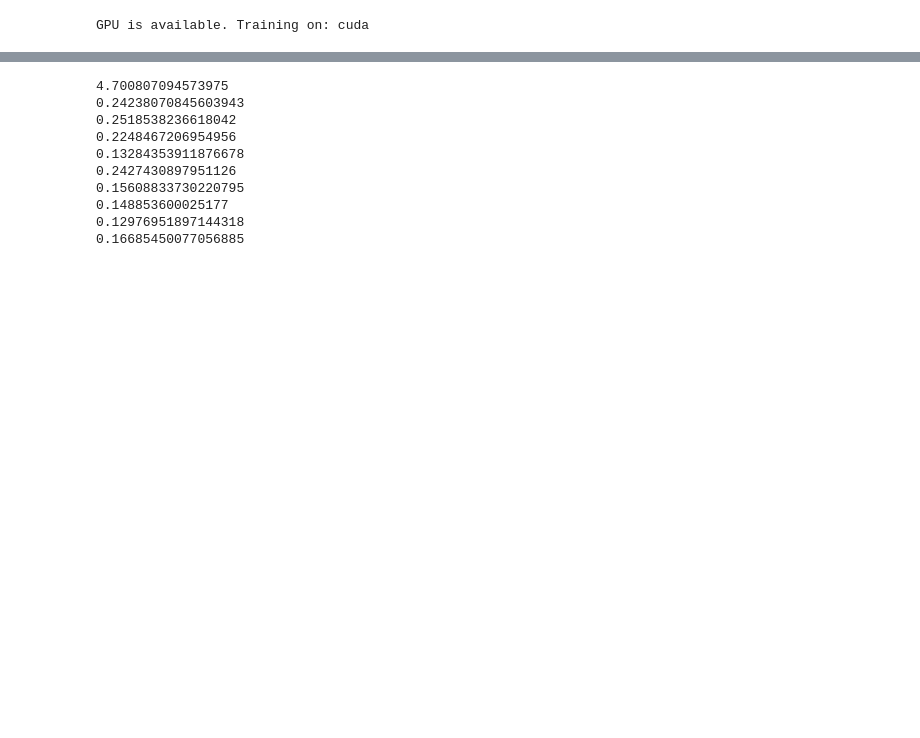
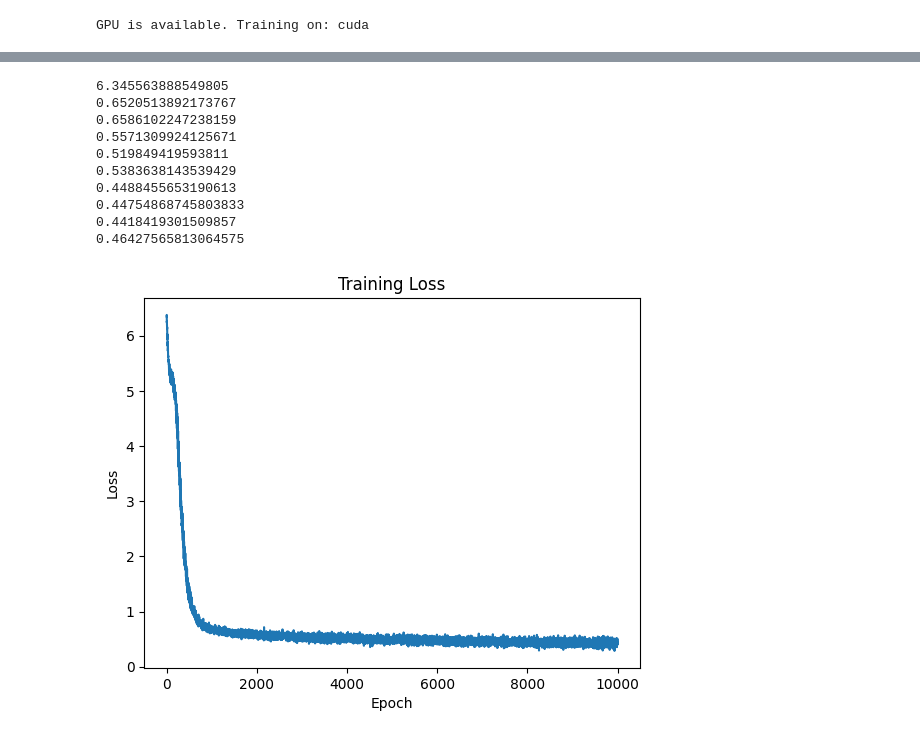
Before and after one commit to nMaax/danteGPT, a Jupyter notebook: dante_gpt.ipynb, the cells around one changed output, grey strips where cells are left out. Saved outputs shown, nothing was run; the diff lists cells and outputs as text; code cells hidden in the pictures; blank space fills up the shorter version.

```diff
--- a/dante_gpt.ipynb
+++ b/dante_gpt.ipynb
@@ -54,3 +41,0 @@ itos = {i:ch for i,ch in enumerate(chars)}
-# %%
-encode = lambda x : [stoi[ch] for ch in x]
-decode = lambda x : ''.join([itos[i] for i in x])
@@ -57 +197,10 @@ decode = lambda x : ''.join([itos[i] for i in x])
+# %%
+tokenizer_training_size = len(text) // 4
+vocab_size = 500
+
+Dantokenizer = RegexTokenizer()
+Dantokenizer.train(text[:tokenizer_training_size], vocab_size=vocab_size)
+# %%
+encode = Dantokenizer.encode
+decode = Dantokenizer.decode
 # %%
@@ -522,6 +682,7 @@ print(decode(Dante.generate(idx = torch.zeros((1, 1), dtype=torch.long, device=d
 # %%
 optimizer = torch.optim.AdamW(Dante.parameters(), lr=1e-3)
-epochs = 100000
+epochs = 10*1000
+loss_values = []
 for i in range(epochs):
 
   xb, yb = get_batch('loss', batch_size=32, block_size=Dante.context_window_size)
@@ -530,21 +691,33 @@ for i in range(epochs):
   yb = yb.to(device)
 
   loss = Dante.compute_loss(xb, yb)
-  if i % 10000 == 0: print(loss.item())
+  loss_values.append(loss.item())
+  if i % 1000 == 0: print(loss.item())
   optimizer.zero_grad(set_to_none=True)
   loss.backward()
   optimizer.step()
 # %% [output]
-4.700807094573975
-0.24238070845603943
-0.2518538236618042
-0.2248467206954956
-0.13284353911876678
-0.2427430897951126
-0.15608833730220795
-0.148853600025177
-0.12976951897144318
-0.16685450077056885
+6.345563888549805
+0.6520513892173767
+0.6586102247238159
+0.5571309924125671
+0.519849419593811
+0.5383638143539429
+0.4488455653190613
+0.44754868745803833
+0.4418419301509857
+0.46427565813064575
+# %%
+import matplotlib.pyplot as plt
+
+# Plot the loss function
+plt.plot(loss_values)
+plt.xlabel('Epoch')
+plt.ylabel('Loss')
+plt.title('Training Loss')
+plt.show()
+# %% [output]
+[figure, added]
 # %%
 print(decode(Dante.generate(idx = torch.zeros((1, 1), dtype=torch.long, device=device), max_new_tokens=500)[0].tolist()))
 # %% [output]
```
Also changed, not shown: parts of 27 cells of this notebook.
